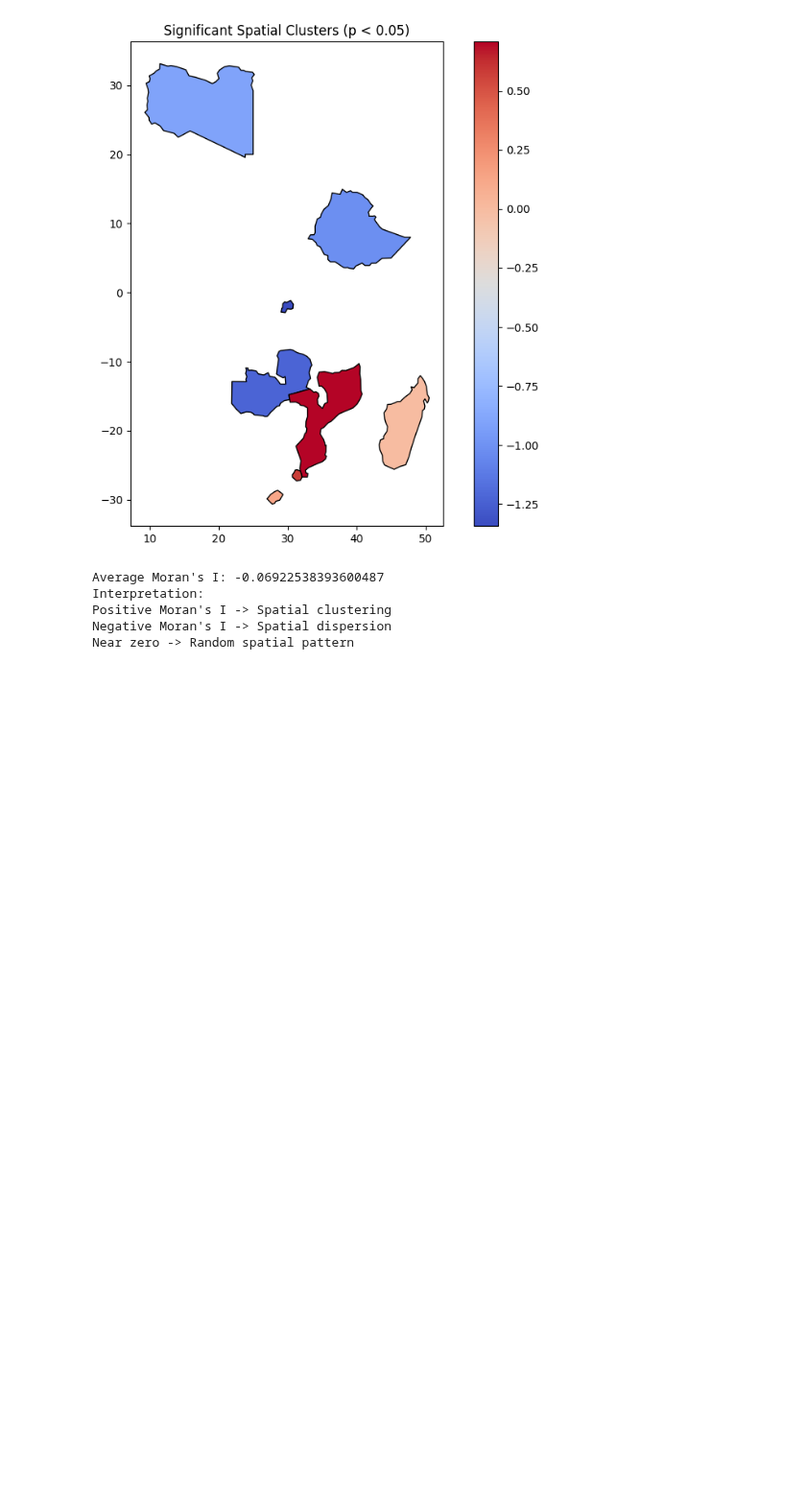
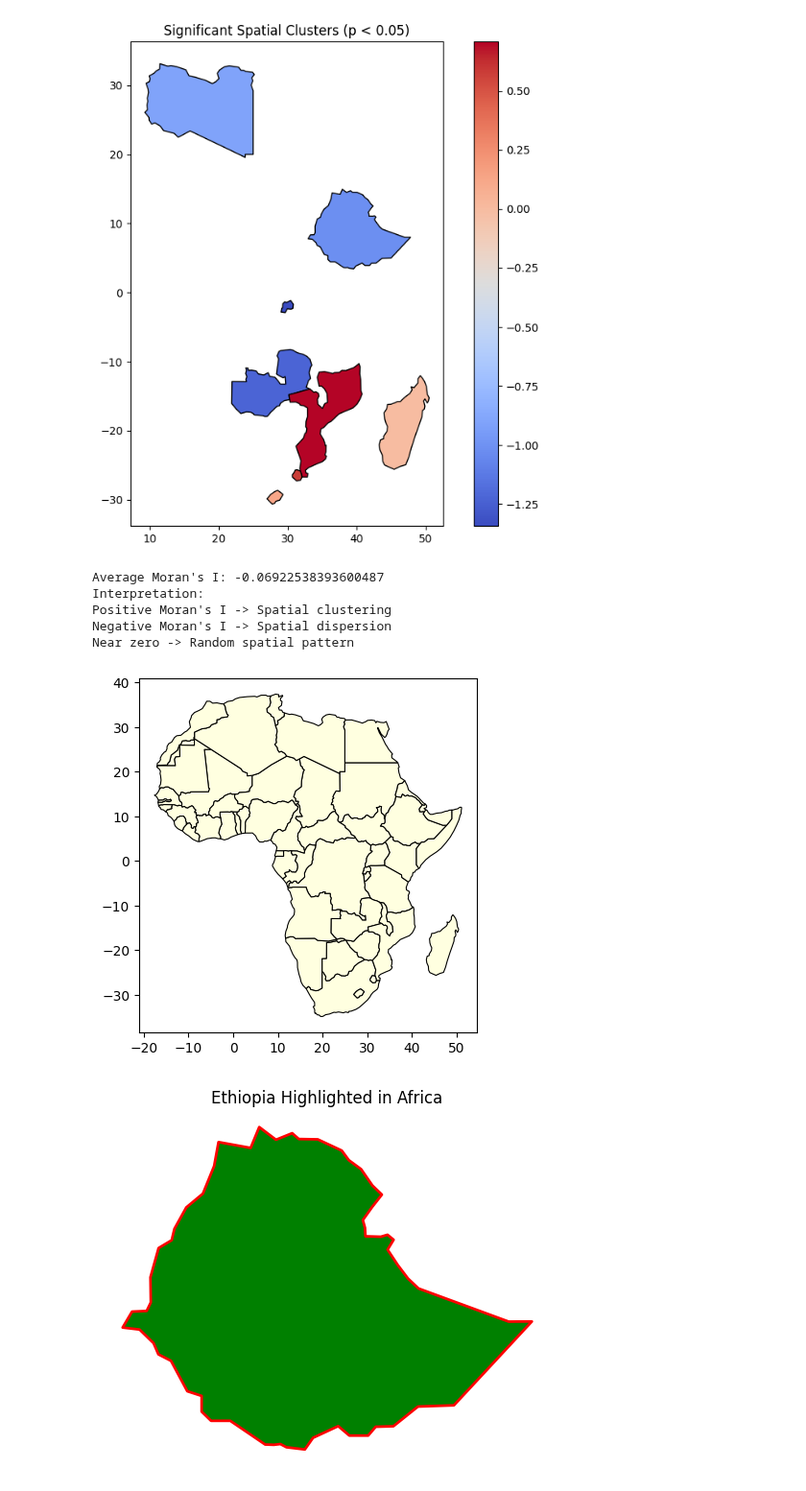
Before and after one commit to meetshambel/African-Countries-Map, a Jupyter notebook: Africancountriesmap.ipynb, the cells around one changed output. Shown at 96% size. Cells and saved outputs as stored; diff of their text form; code cells hidden in the pictures; blank space fills up the shorter version.

```diff
--- a/Africancountriesmap.ipynb
+++ b/Africancountriesmap.ipynb
@@ -211,3 +211,13 @@ Interpretation:
 Positive Moran's I -> Spatial clustering
 Negative Moran's I -> Spatial dispersion
 Near zero -> Random spatial pattern
+# %%
+url = "https://raw.githubusercontent.com/nvkelso/natural-earth-vector/master/geojson/ne_110m_admin_0_countries.geojson"
+africa = gpd.read_file(url)[lambda df: df['CONTINENT'] == 'Africa']
+
+africa.plot(color='lightyellow', edgecolor='black', linewidth=0.8)
+africa[africa['ADMIN'] == 'Ethiopia'].plot(color='green', edgecolor='red', linewidth=2)
+plt.title("Ethiopia Highlighted in Africa"); plt.axis('off'); plt.show()
+# %% [output]
+[figure, added]
+[figure, added]
```
Also changed, not shown: parts of 15 cells of this notebook, 19 other files.
